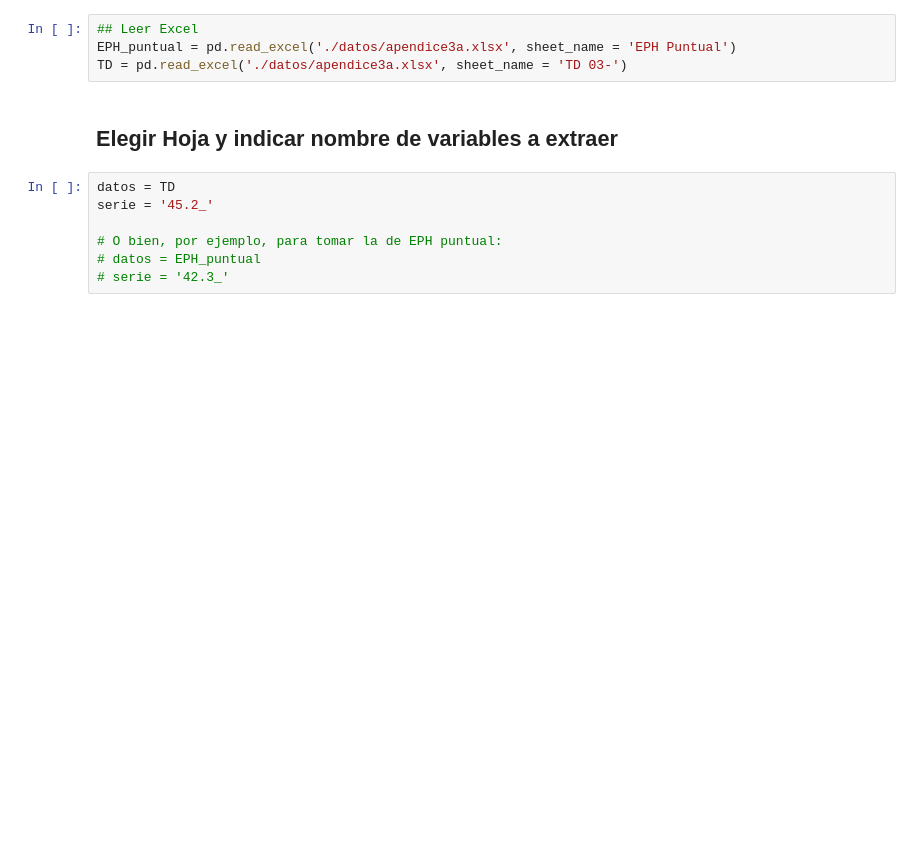
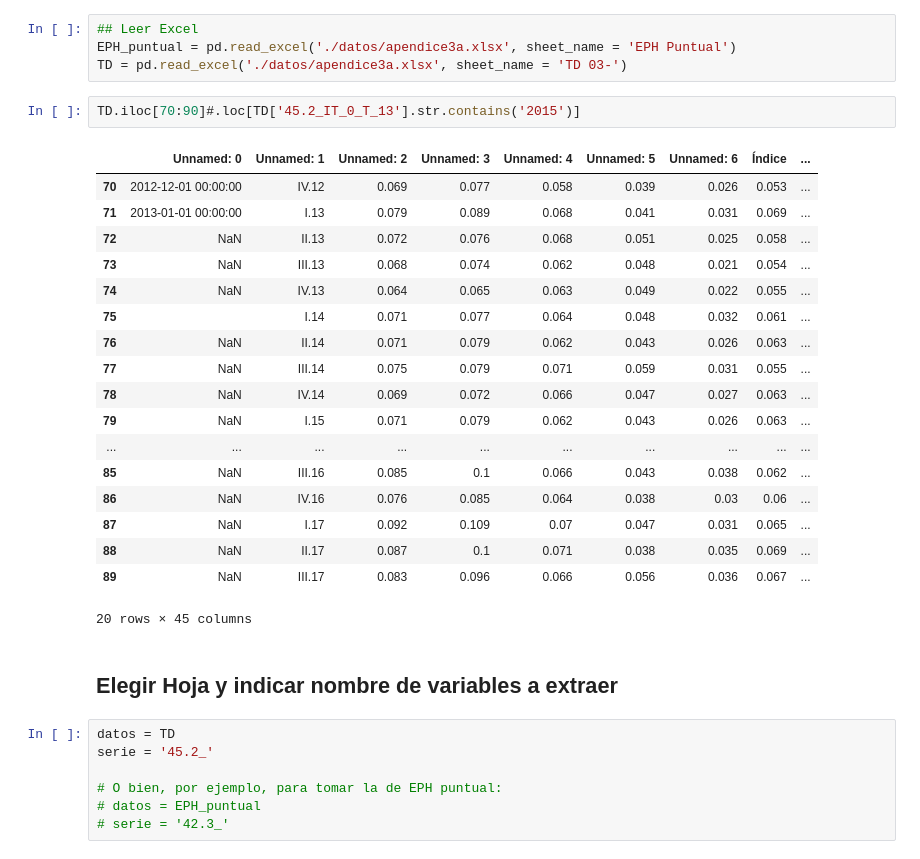
Before and after one commit to matuteiglesias/empleoARG, a Jupyter notebook: Descargador de Datos Oficiales.ipynb, the cells around one changed output. Cells and saved outputs as stored; diff of their text form; blank space fills up the shorter version.

```diff
--- a/Descargador de Datos Oficiales.ipynb
+++ b/Descargador de Datos Oficiales.ipynb
@@ -21,6 +21,27 @@ open('./datos/apendice3a.xlsx', "wb").write(response.content)
 ## Leer Excel
 EPH_puntual = pd.read_excel('./datos/apendice3a.xlsx', sheet_name = 'EPH Puntual')
 TD = pd.read_excel('./datos/apendice3a.xlsx', sheet_name = 'TD 03-')
+# %%
+TD.iloc[70:90]#.loc[TD['45.2_IT_0_T_13'].str.contains('2015')]
+# %% [output]
+|  | Unnamed: 0 | Unnamed: 1 | Unnamed: 2 | Unnamed: 3 | Unnamed: 4 | Unnamed: 5 | Unnamed: 6 | Índice | ... |
+| 70 | 2012-12-01 00:00:00 | IV.12 | 0.069 | 0.077 | 0.058 | 0.039 | 0.026 | 0.053 | ... |
+| 71 | 2013-01-01 00:00:00 | I.13 | 0.079 | 0.089 | 0.068 | 0.041 | 0.031 | 0.069 | ... |
+| 72 | NaN | II.13 | 0.072 | 0.076 | 0.068 | 0.051 | 0.025 | 0.058 | ... |
+| 73 | NaN | III.13 | 0.068 | 0.074 | 0.062 | 0.048 | 0.021 | 0.054 | ... |
+| 74 | NaN | IV.13 | 0.064 | 0.065 | 0.063 | 0.049 | 0.022 | 0.055 | ... |
+| 75 |  | I.14 | 0.071 | 0.077 | 0.064 | 0.048 | 0.032 | 0.061 | ... |
+| 76 | NaN | II.14 | 0.071 | 0.079 | 0.062 | 0.043 | 0.026 | 0.063 | ... |
+| 77 | NaN | III.14 | 0.075 | 0.079 | 0.071 | 0.059 | 0.031 | 0.055 | ... |
+| 78 | NaN | IV.14 | 0.069 | 0.072 | 0.066 | 0.047 | 0.027 | 0.063 | ... |
+| 79 | NaN | I.15 | 0.071 | 0.079 | 0.062 | 0.043 | 0.026 | 0.063 | ... |
+| ... | ... | ... | ... | ... | ... | ... | ... | ... | ... |
+| 85 | NaN | III.16 | 0.085 | 0.1 | 0.066 | 0.043 | 0.038 | 0.062 | ... |
+| 86 | NaN | IV.16 | 0.076 | 0.085 | 0.064 | 0.038 | 0.03 | 0.06 | ... |
+| 87 | NaN | I.17 | 0.092 | 0.109 | 0.07 | 0.047 | 0.031 | 0.065 | ... |
+| 88 | NaN | II.17 | 0.087 | 0.1 | 0.071 | 0.038 | 0.035 | 0.069 | ... |
+| 89 | NaN | III.17 | 0.083 | 0.096 | 0.066 | 0.056 | 0.036 | 0.067 | ... |
+20 rows × 45 columns
 # %% [markdown]
 ## Elegir Hoja y indicar nombre de variables a extraer
 # %%
```
Also changed, not shown: parts of 4 cells of this notebook, 2 other files.
